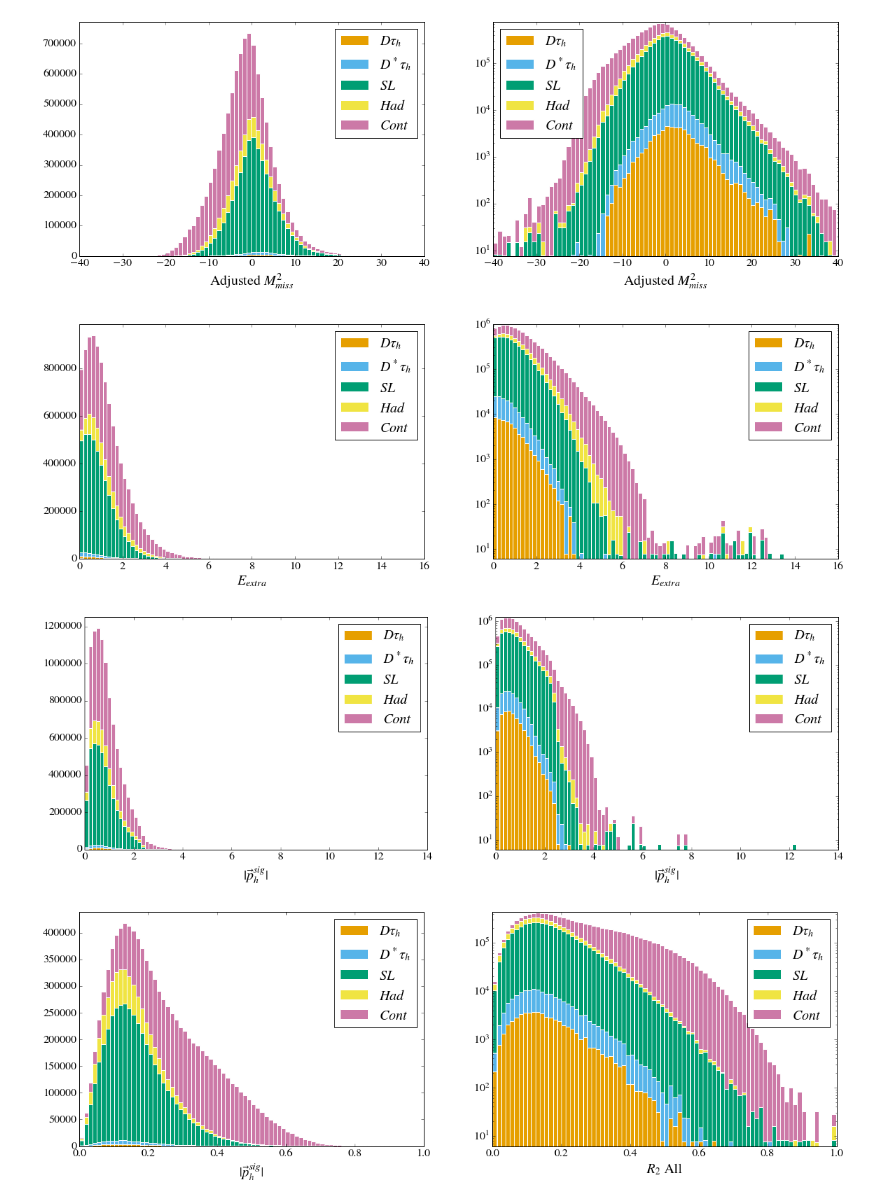
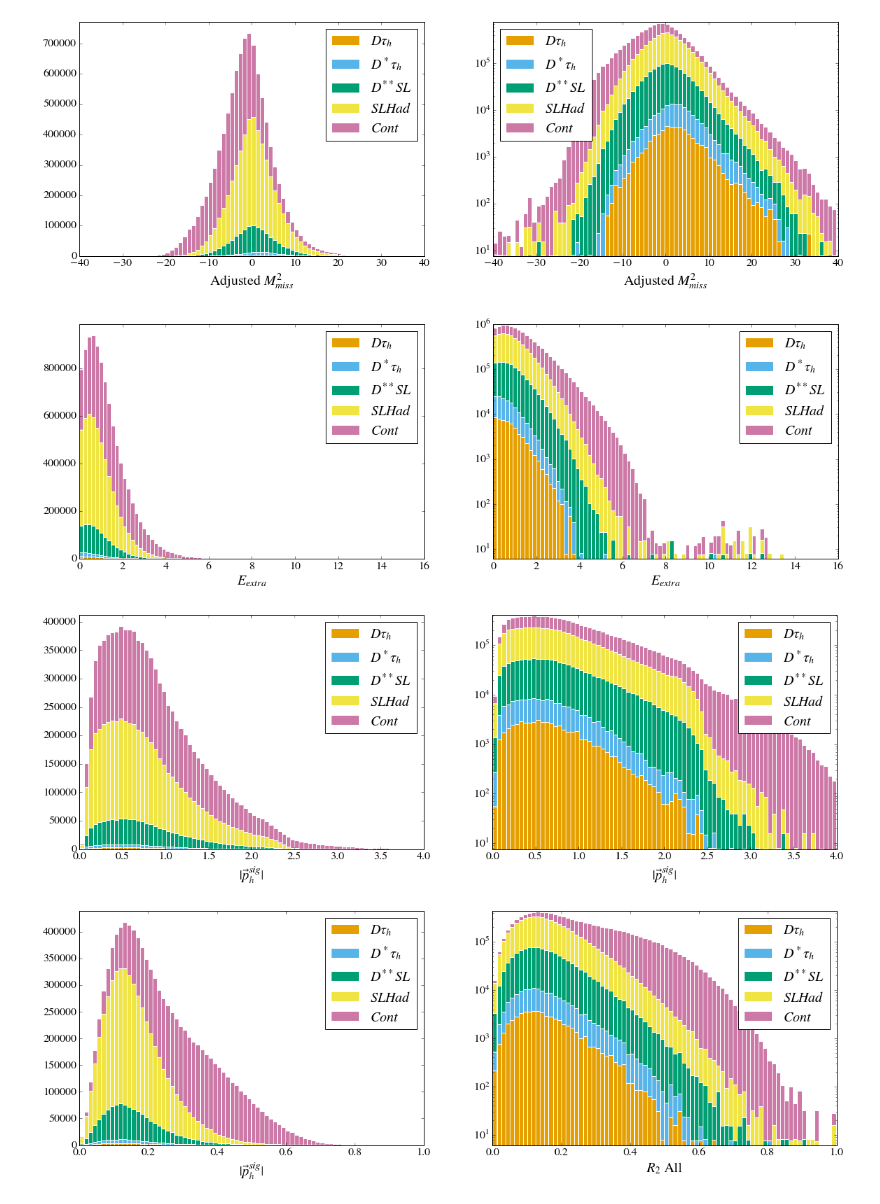
Before and after one commit to jkim-/bdtaunu_feature_exploration, a Jupyter notebook: proposed_sidebands.ipynb, the cells around one changed output. Drawn from its saved outputs; the diff is of its cells as text; code cells hidden in the pictures.

Commit message:
Updated proposed sideband plots.

```diff
--- a/proposed_sidebands.ipynb
+++ b/proposed_sidebands.ipynb
@@ -19,7 +19,7 @@ if save_pdf: pp = PdfPages(pdf_fname)
 X = iopro.genfromtxt('data/event_features.csv', names=True, delimiter=',')
 X['weight'] *= 25
 # %%
-legend_names=[r'$D\tau_h$', r'$D^*\tau_h$', r'$SL$', r'$Had$', r'$Cont$']
+legend_names=[r'$D\tau_h$', r'$D^*\tau_h$', r'$D^{**}SL$', r'$SLHad$', r'$Cont$']
 
 typeset_name = {
     'ny' : r'$n\Upsilon$',
@@ -27,8 +27,8 @@ typeset_name = {
     'r2' : r'$R_2$',
     'r2all' : r'$R_2$ All',
     'cand_score' : r'Candidate Score',
-    'signal_score' : r'signal score',
-    'dstartau_score' : r'$D^{*}\tau$ score',
+    'logit_logre_signal_score' : r'$Z_1$',
+    'logit_logre_dstartau_score' : r'$Z_2$',
     'mmiss2' : r'$M^2_{miss}$',
     'mmiss2prime' : r'Adjusted $M^2_{miss}$',
     'eextra' : r'$E_{extra}$',
@@ -68,8 +68,8 @@ corrgram_vars = [
     'mmiss2prime',
     'sig_hp3',
     'r2all',
-    'signal_score',
-    'dstartau_score',
+    'logit_logre_signal_score',
+    'logit_logre_dstartau_score',
 ]
 
 corrgram_varnames = [ typeset_name[x] for x in corrgram_vars ]
@@ -80,7 +80,7 @@ fig = plt.figure(figsize=(12*1.618, 6))
 
 ax = fig.add_subplot(121)
 ax.tick_params(axis='both', which='major', labelsize=16)
-histRec(X_cut, 'mmiss2prime', weights='weight', Y='eventlabel', ax=ax,
+histRec(X_cut, 'mmiss2prime', weights='weight', Y='grouped_dss_evttype', ax=ax,
         stacked=True, show_hist=True, bins=80,
         xlabel=typeset_name['mmiss2prime'],
         legend_names=legend_names,
@@ -89,7 +89,7 @@ histRec(X_cut, 'mmiss2prime', weights='weight', Y='eventlabel', ax=ax,
 ax = fig.add_subplot(122)
 ax.set_yscale('log')
 ax.tick_params(axis='both', which='major', labelsize=16)
-histRec(X_cut, 'mmiss2prime', weights='weight', Y='eventlabel', ax=ax,
+histRec(X_cut, 'mmiss2prime', weights='weight', Y='grouped_dss_evttype', ax=ax,
         stacked=True, show_hist=True, bins=80,
         xlabel=typeset_name['mmiss2prime'],
         legend_names=legend_names,
@@ -97,7 +97,7 @@ histRec(X_cut, 'mmiss2prime', weights='weight', Y='eventlabel', ax=ax,
 
 if save_pdf: pp.savefig()
 # %% [output]
-[figure, old version]
+[figure, new version]
 # %%
 X_cut = apply_cut(X, 'eextra')
 
@@ -105,7 +105,7 @@ fig = plt.figure(figsize=(12*1.618, 6))
 
 ax = fig.add_subplot(121)
 ax.tick_params(axis='both', which='major', labelsize=16)
-histRec(X_cut, 'eextra', weights='weight', Y='eventlabel', ax=ax,
+histRec(X_cut, 'eextra', weights='weight', Y='grouped_dss_evttype', ax=ax,
         stacked=True, show_hist=True, bins=80,
         xlabel=typeset_name['eextra'],
         legend_names=legend_names,
@@ -114,7 +114,7 @@ histRec(X_cut, 'eextra', weights='weight', Y='eventlabel', ax=ax,
 ax = fig.add_subplot(122)
 ax.set_yscale('log')
 ax.tick_params(axis='both', which='major', labelsize=16)
-histRec(X_cut, 'eextra', weights='weight', Y='eventlabel', ax=ax,
+histRec(X_cut, 'eextra', weights='weight', Y='grouped_dss_evttype', ax=ax,
         stacked=True, show_hist=True, bins=80,
         xlabel=typeset_name['eextra'],
         legend_names=legend_names,
@@ -122,32 +122,32 @@ histRec(X_cut, 'eextra', weights='weight', Y='eventlabel', ax=ax,
 
 if save_pdf: pp.savefig()
 # %% [output]
-[figure, old version]
+[figure, new version]
 # %%
-X_cut = apply_cut(X, 'sig_hp3')
+X_cut = apply_cut(X, 'sig_hp3', upper=4)
 
 fig = plt.figure(figsize=(12*1.618, 6))
 
 ax = fig.add_subplot(121)
 ax.tick_params(axis='both', which='major', labelsize=16)
-histRec(X_cut, 'sig_hp3', weights='weight', Y='eventlabel', ax=ax,
+histRec(X_cut, 'sig_hp3', weights='weight', Y='grouped_dss_evttype', ax=ax,
         stacked=True, show_hist=True, bins=80,
         xlabel=typeset_name['sig_hp3'],
         legend_names=legend_names,
         legend=True)
 
 ax = fig.add_subplot(122)
 ax.set_yscale('log')
 ax.tick_params(axis='both', which='major', labelsize=16)
-histRec(X_cut, 'sig_hp3', weights='weight', Y='eventlabel', ax=ax,
+histRec(X_cut, 'sig_hp3', weights='weight', Y='grouped_dss_evttype', ax=ax,
         stacked=True, show_hist=True, bins=80,
         xlabel=typeset_name['sig_hp3'],
         legend_names=legend_names,
         legend=True)
 
 if save_pdf: pp.savefig()
 # %% [output]
-[figure, old version]
+[figure, new version]
 # %%
 X_cut = apply_cut(X, 'r2all')
 
@@ -155,7 +155,7 @@ fig = plt.figure(figsize=(12*1.618, 6))
 
 ax = fig.add_subplot(121)
 ax.tick_params(axis='both', which='major', labelsize=16)
-histRec(X_cut, 'r2all', weights='weight', Y='eventlabel', ax=ax,
+histRec(X_cut, 'r2all', weights='weight', Y='grouped_dss_evttype', ax=ax,
         stacked=True, show_hist=True, bins=80,
         xlabel=typeset_name['sig_hp3'],
         legend_names=legend_names,
@@ -164,7 +164,7 @@ histRec(X_cut, 'r2all', weights='weight', Y='eventlabel', ax=ax,
 ax = fig.add_subplot(122)
 ax.set_yscale('log')
 ax.tick_params(axis='both', which='major', labelsize=16)
-histRec(X_cut, 'r2all', weights='weight', Y='eventlabel', ax=ax,
+histRec(X_cut, 'r2all', weights='weight', Y='grouped_dss_evttype', ax=ax,
         stacked=True, show_hist=True, bins=80,
         xlabel=typeset_name['r2all'],
         legend_names=legend_names,
@@ -172,6 +172,6 @@ histRec(X_cut, 'r2all', weights='weight', Y='eventlabel', ax=ax,
 
 if save_pdf: pp.savefig()
 # %% [output]
-[figure, old version]
+[figure, new version]
 # %%
 def group_mc_evttype(X):
```
Also changed, not shown: parts of 2 cells of this notebook, 2 other files.
